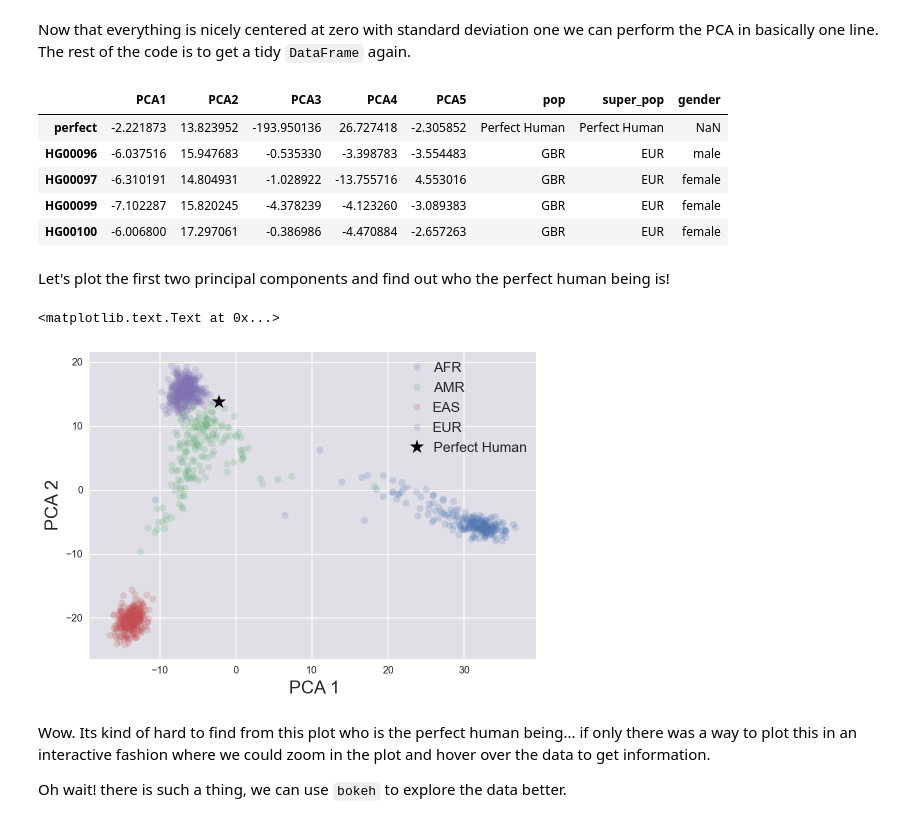
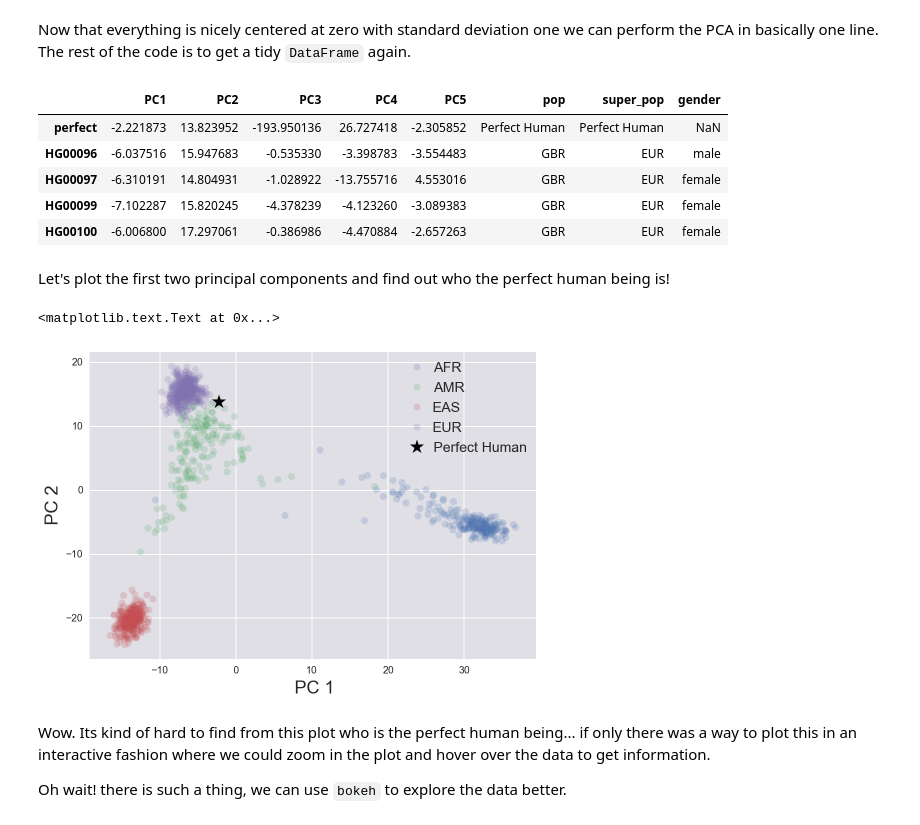
Before and after one commit to justinbois/bebi103, a Jupyter notebook: tutorials/r5_pca.ipynb, the cells around one changed output. Drawn from its saved outputs; the diff is of its cells as text; code cells hidden in the pictures.

```diff
--- a/tutorials/r5_pca.ipynb
+++ b/tutorials/r5_pca.ipynb
@@ -131,10 +131,8 @@ To perform PCA in Python is as simple as a one-line command from `scikit-learn`.
 # %%
 # Substract the mean from the measurements.
 df_cent = df_iris.loc[:, ['petal length (cm)', 'petal width (cm)']]
-df_cent.loc[:, 'petal length (cm)'] = df_cent.loc[:, 'petal length (cm)'] \
-                        - df_cent.loc[:, 'petal length (cm)'].mean()
-df_cent.loc[:,'petal width (cm)'] = df_cent.loc[:, 'petal width (cm)'] \
-                        - df_cent.loc[:, 'petal width (cm)'].mean()
+for col in df_cent.columns:
+    df_cent[col] -= df_cent[col].mean()
 
 # Take a look
 df_cent.head()
@@ -396,14 +394,14 @@ df_snp_pca = snp_pca.transform(df_snp_std)
 
 # Convert back to a nice tidy dataframe
 df_snp_pca = pd.DataFrame(df_snp_pca,
-                columns=['PCA' + str(x) for x in range(1, n_components+1)],
+                columns=['PC' + str(x) for x in range(1, n_components+1)],
                 index=df_snp.index)
 
 # Add again the gender, pop, and super_pop columns
 df_snp_pca[aux_cols] = df_snp[aux_cols]
 df_snp_pca.head()
 # %% [output]
-|  | PCA1 | PCA2 | PCA3 | PCA4 | PCA5 | pop | super_pop | gender |
+|  | PC1 | PC2 | PC3 | PC4 | PC5 | pop | super_pop | gender |
 | perfect | -2.221873 | 13.823952 | -193.950136 | 26.727418 | -2.305852 | Perfect Human | Perfect Human | NaN |
 | HG00096 | -6.037516 | 15.947683 | -0.535330 | -3.398783 | -3.554483 | GBR | EUR | male |
 | HG00097 | -6.310191 | 14.804931 | -1.028922 | -13.755716 | 4.553016 | GBR | EUR | female |
@@ -414,22 +412,22 @@ Let's plot the first two principal components and find out who the perfect human
 # %%
 # Plot all populations except the perfect human
 df_gb = df_snp_pca[~df_snp_pca['super_pop'].isin(
                    ['Perfect Human'])].groupby(['super_pop'])
 for key, group in df_gb:
-    plt.plot(group.PCA1, group.PCA2, 'o', alpha=0.2, label=key)
+    plt.plot(group.PC1, group.PC2, 'o', alpha=0.2, label=key)
 
-# Add the perefect human being to the plot
-plt.plot(df_snp_pca.ix['perfect'].PCA1, df_snp_pca.ix['perfect'].PCA2, '*',
+# Add the perfect human being to the plot
+plt.plot(df_snp_pca.ix['perfect'].PC1, df_snp_pca.ix['perfect'].PC2, '*',
          markersize=15, color='black', label=df_snp_pca.ix['perfect'].super_pop)
 
 # Tidy the plot.
 plt.margins(0.05)
 plt.legend(loc=0, fontsize=14)
-plt.xlabel('PCA 1')
-plt.ylabel('PCA 2')
+plt.xlabel('PC 1')
+plt.ylabel('PC 2')
 # %% [output]
 <matplotlib.text.Text at 0x...>
-[figure, old version]
+[figure, new version]
 # %% [markdown]
 Wow. Its kind of hard to find from this plot who is the perfect human being... if only there was a way to plot this in an interactive fashion where we could zoom in the plot and hover over the data to get information.
 
```
Also changed, not shown: parts of 3 cells of this notebook.
